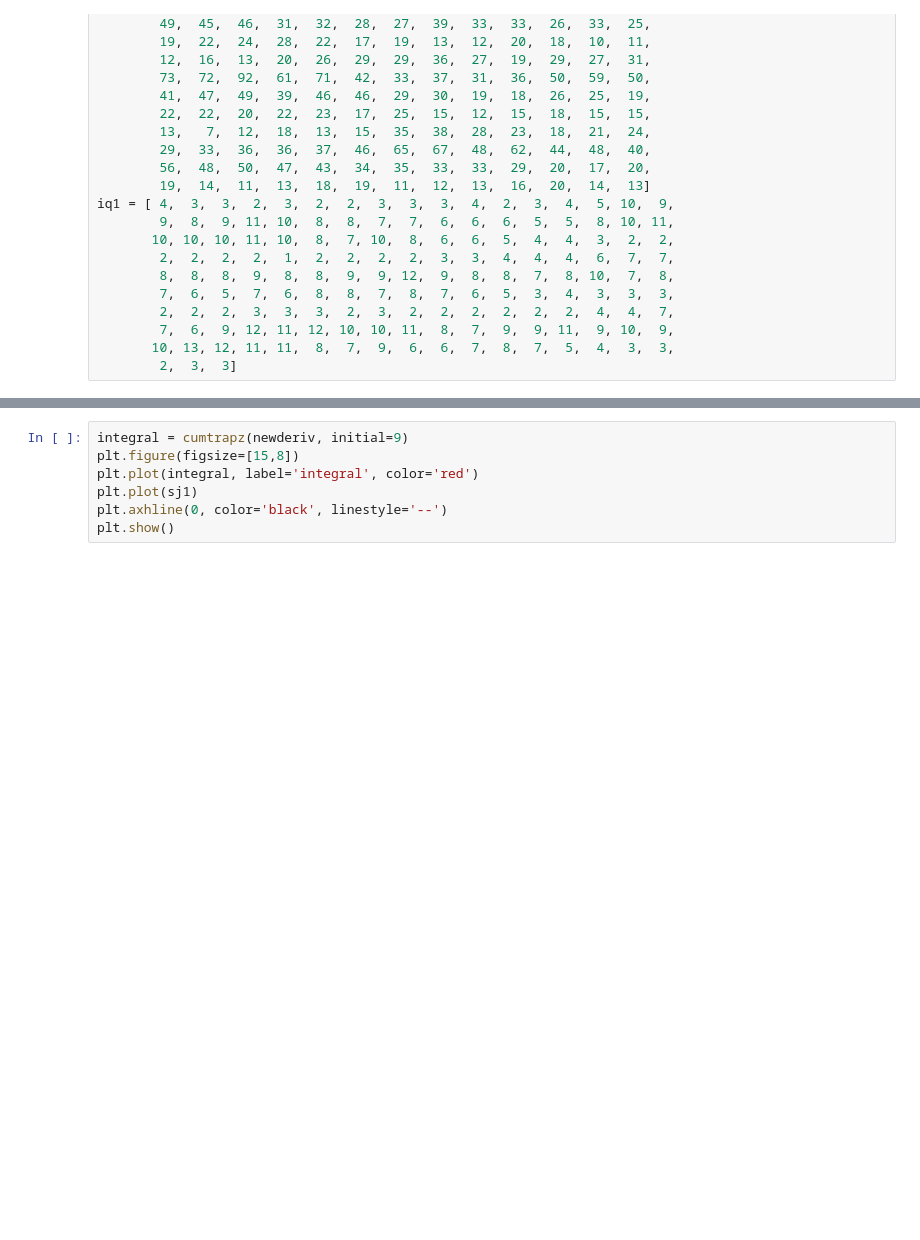
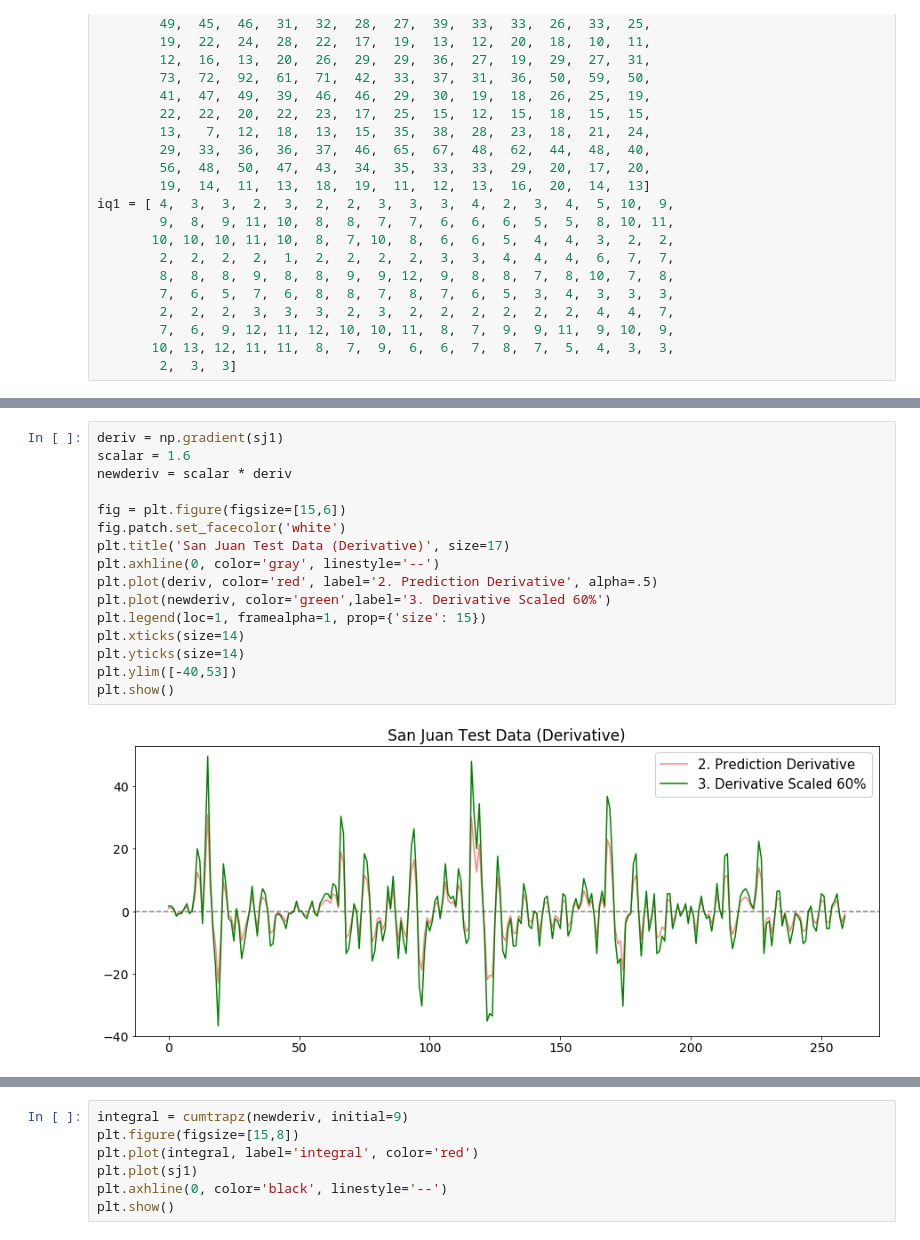
Before and after one commit to conditg/deng-ai, a Jupyter notebook: filterIdea.ipynb, the cells around one changed output, grey strips where cells are left out. Drawn from its saved outputs; the diff is of its cells as text; blank space fills up the shorter version.

```diff
--- a/filterIdea.ipynb
+++ b/filterIdea.ipynb
@@ -57,0 +65,18 @@ plt.show()
+# %%
+deriv = np.gradient(sj1)
+scalar = 1.6
+newderiv = scalar * deriv
+
+fig = plt.figure(figsize=[15,6])
+fig.patch.set_facecolor('white')
+plt.title('San Juan Test Data (Derivative)', size=17)
+plt.axhline(0, color='gray', linestyle='--')
+plt.plot(deriv, color='red', label='2. Prediction Derivative', alpha=.5)
+plt.plot(newderiv, color='green',label='3. Derivative Scaled 60%')
+plt.legend(loc=1, framealpha=1, prop={'size': 15})
+plt.xticks(size=14)
+plt.yticks(size=14)
+plt.ylim([-40,53])
+plt.show()
+# %% [output]
+[figure, added]
```
Also changed, not shown: parts of 8 cells of this notebook, 3 other files.
